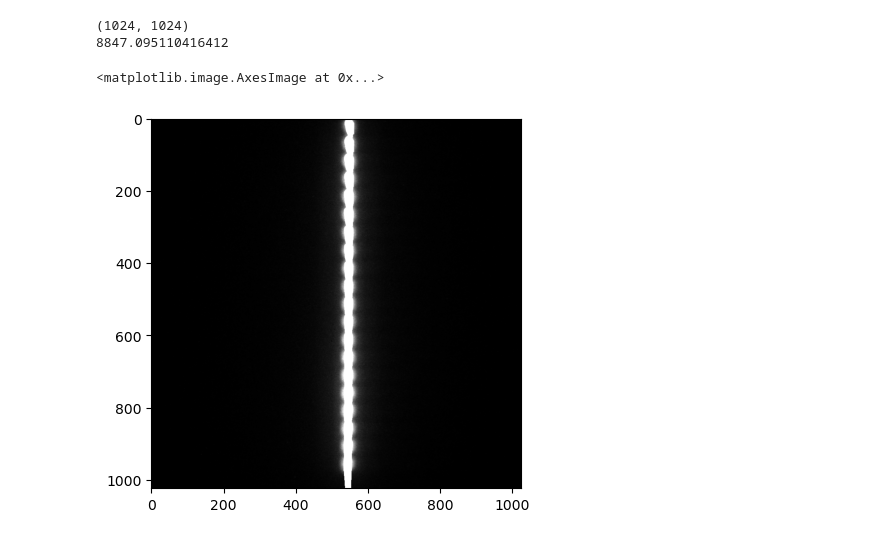
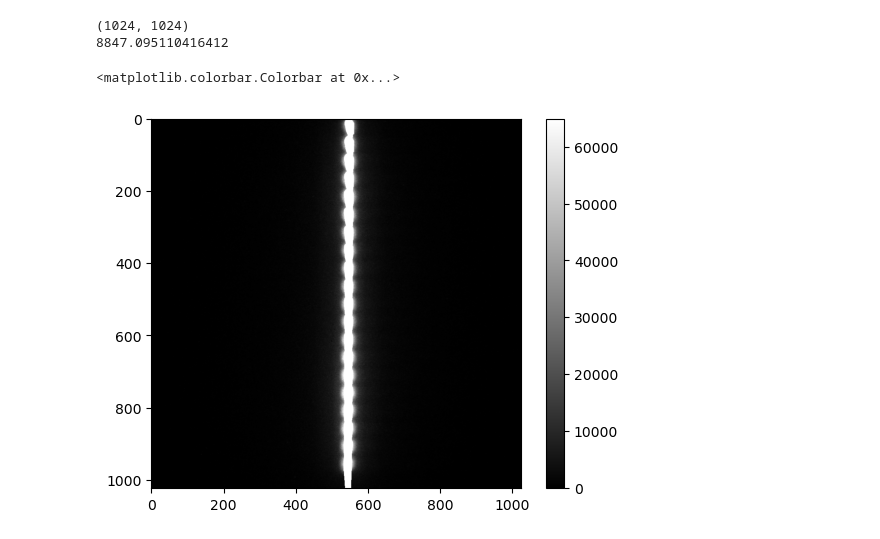
Before and after one commit to elyselian/spectroscopy, a Jupyter notebook: clean_testing_notebook.ipynb, the cells around one changed output. Saved outputs shown, nothing was run; the diff lists cells and outputs as text; code cells hidden in the pictures.

```diff
--- a/clean_testing_notebook.ipynb
+++ b/clean_testing_notebook.ipynb
@@ -20,15 +15,16 @@ MANIFEST  = Path("G:\\Shared drives\\Shumlak Lab\\Users\\Current\\Elyse Lian\\Py
 # %%
 attrs = get_shot_attributes(OUT_H5, shot_id=250219017)
 img = attrs["image"]
 print(img.shape)
 print(attrs["dataset_attrs"]["Acceleration Voltage (kV)"])
 
 plt.imshow(img, cmap='gray')
+plt.colorbar()
 # %% [output]
 (1024, 1024)
 8847.095110416412
-<matplotlib.image.AxesImage at 0x...>
+<matplotlib.colorbar.Colorbar at 0x...>
-[figure, old version]
+[figure, new version]
 # %%
 import h5py
 
```
Also changed, not shown: parts of 9 cells of this notebook, 12 other files.
